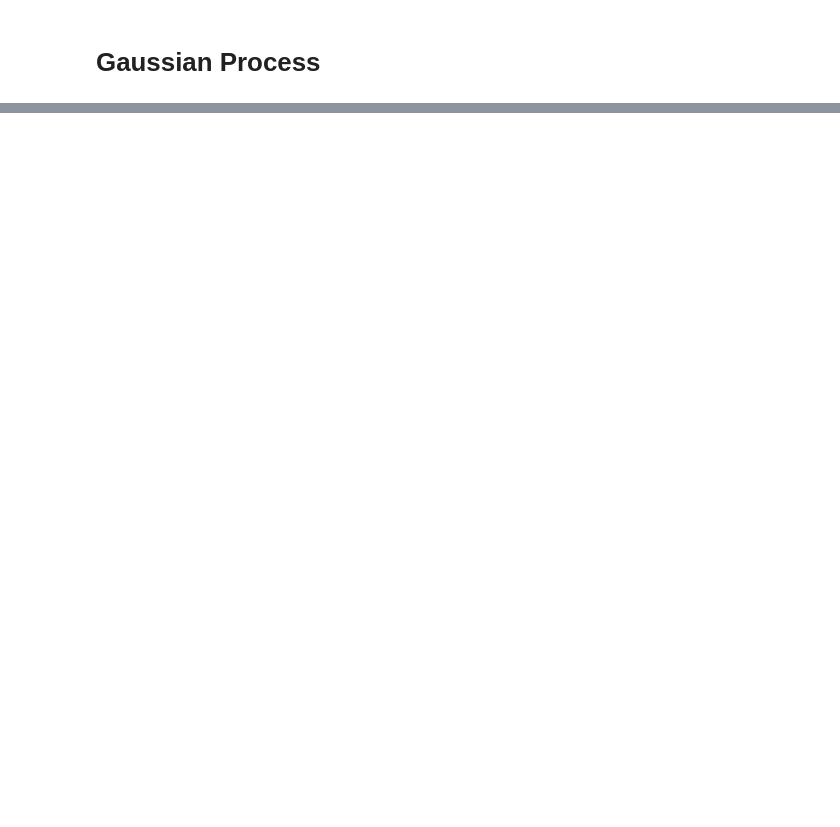
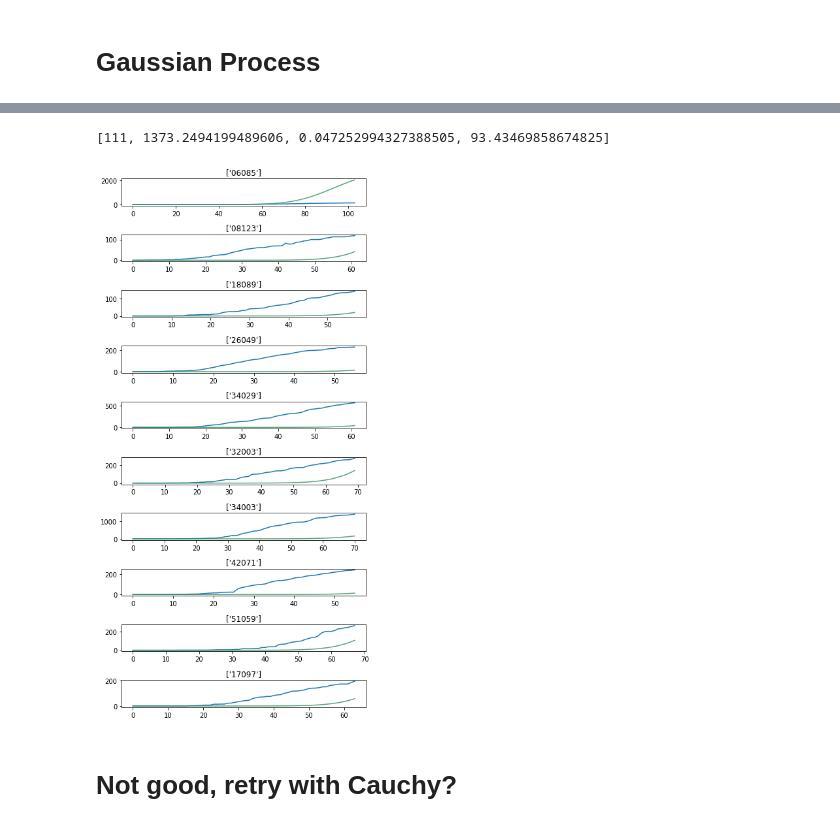
Before and after one commit to danielnee2/SKTW, a Jupyter notebook: NYL/Gaussian_Process_NYL.ipynb, the cells around one changed output, grey strips where cells are left out. Saved outputs shown, nothing was run; the diff lists cells and outputs as text; code cells hidden in the pictures; blank space fills up the shorter version.

```diff
--- a/NYL/Gaussian_Process_NYL.ipynb
+++ b/NYL/Gaussian_Process_NYL.ipynb
@@ -280,0 +363,3 @@ plt.savefig("1month.png")
+# %%
+high_death_fips= set(get_fips_with_n_deaths(NYT_notna,
+                                            date = '2020-04-28', death_thresh = 50)['fips'].values)
@@ -280,0 +376,4 @@ plt.savefig("1month.png")
+# %%
+# change back to list structure
+
+high_death_fips = list(high_death_fips)
@@ -280,0 +384,2 @@ plt.savefig("1month.png")
+# %%
+means=[8.25561133e+02, 1.00337817e-01, 7.43814888e+01]
@@ -280,0 +390,7 @@ plt.savefig("1month.png")
+# %%
+fips2countyDic = {}
+
+for fip in high_death_fips:
+
+    fips2countyDic[fip] = NYT_notna.loc[(NYT_notna['date'] == '2020-04-28') &
+                                                       (NYT_notna['fips'] == fip)].iloc[0]['county']
@@ -280,0 +460,36 @@ plt.savefig("1month.png")
+# %%
+prediction_high_death_dic['06085']
+# %% [output]
+[111, 1373.2494199489606, 0.047252994327388505, 93.43469858674825]
+# %%
+figure, axes = plt.subplots(nrows=10, ncols=1 ,figsize=(6,12))
+#figure(figsize = [12,12])
+
+for i, (k, v) in enumerate(prediction_high_death_dic.items()):
+
+    #axes[i].plot(v)
+
+    dData = select_county_by_fips(NYT_notna, fips = k)['deaths'].values # deatths
+    t_vec = list(range(len(dData)))
+
+    axes[i].plot(t_vec, dData)
+    #plt.title('MCMC Gaussian ERF Queens')
+    # ax.set_ylim(0, None)
+
+    axes[i].plot(t_vec, v[1] * (1 + erf(v[2] * (np.array(t_vec) - v[3]))),
+                 alpha=0.8, color='seagreen')
+
+
+    #axes[i].set_ylim([0, 20000])
+    #axes[i%10, i//10].set_yscale('log')
+    # get county name in str
+    #axes[i].set_title(fips2countyDic[k])
+    axes[i].set_title([k])
+    #print(i, k)
+
+figure.tight_layout()
+#plt.savefig('foo.png', bbox_inches='tight')
+# %% [output]
+[figure, added]
+# %% [markdown]
+# Not good, retry with Cauchy?
```
Also changed, not shown: parts of 59 cells of this notebook.
